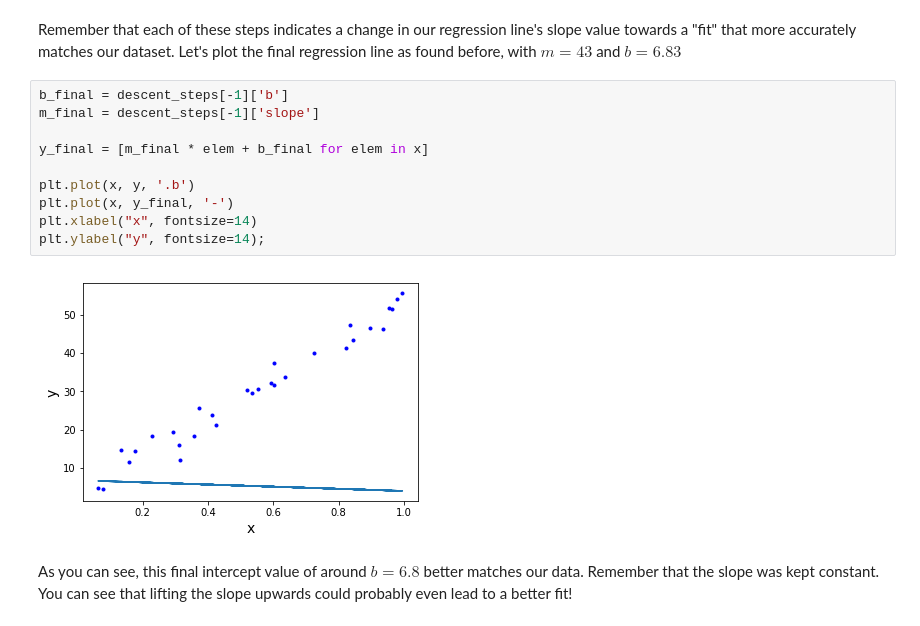
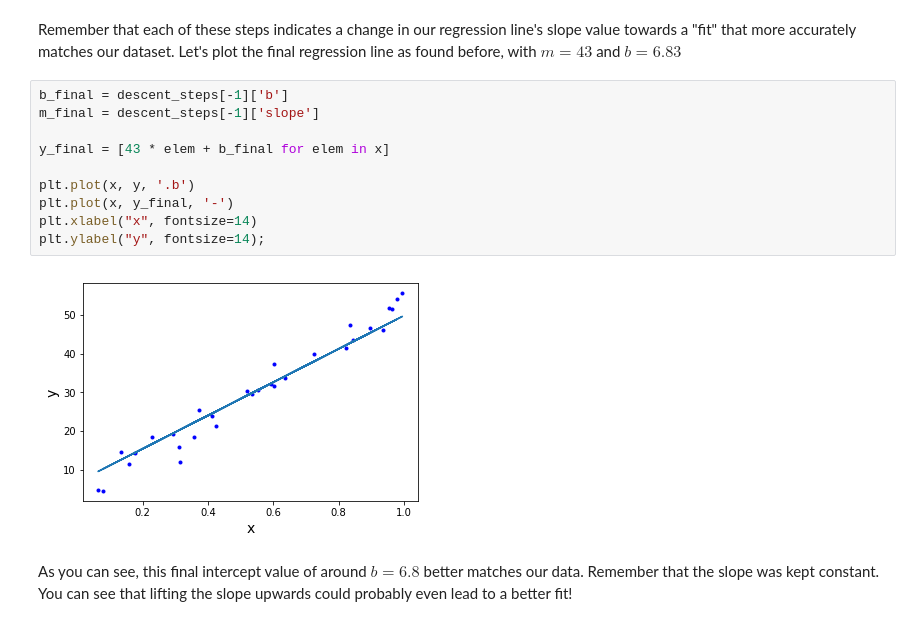
Before and after one commit to UpwardTrajectory/dsc-2-14-12-gradient-descent-step-sizes-lab-seattle-ds-career-040119, a Jupyter notebook: index.ipynb, the cells around one changed output. Saved outputs shown, nothing was run; the diff lists cells and outputs as text.

```diff
--- a/index.ipynb
+++ b/index.ipynb
@@ -278,15 +278,15 @@ Remember that each of these steps indicates a change in our regression line's sl
 # %%
 b_final = descent_steps[-1]['b']
 m_final = descent_steps[-1]['slope']
 
-y_final = [m_final * elem + b_final for elem in x]
+y_final = [43 * elem + b_final for elem in x]
 
 plt.plot(x, y, '.b')
 plt.plot(x, y_final, '-')
 plt.xlabel("x", fontsize=14)
 plt.ylabel("y", fontsize=14);
 # %% [output]
-[figure, old version]
+[figure, new version]
 # %% [markdown]
 As you can see, this final intercept value of around $b=6.8$ better matches our data. Remember that the slope was kept constant. You can see that lifting the slope upwards could probably even lead to a better fit!
 # %% [markdown]
```
